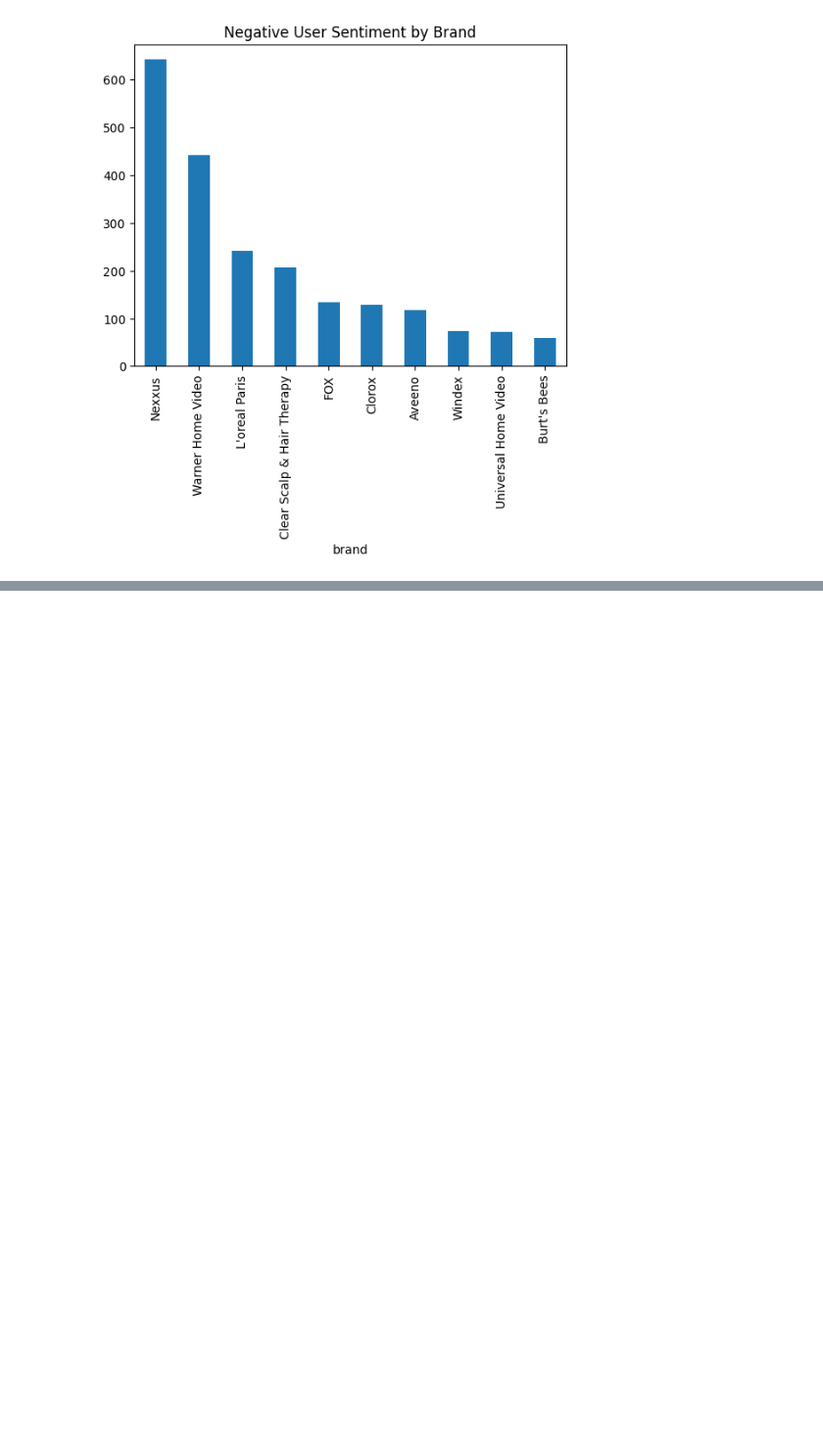
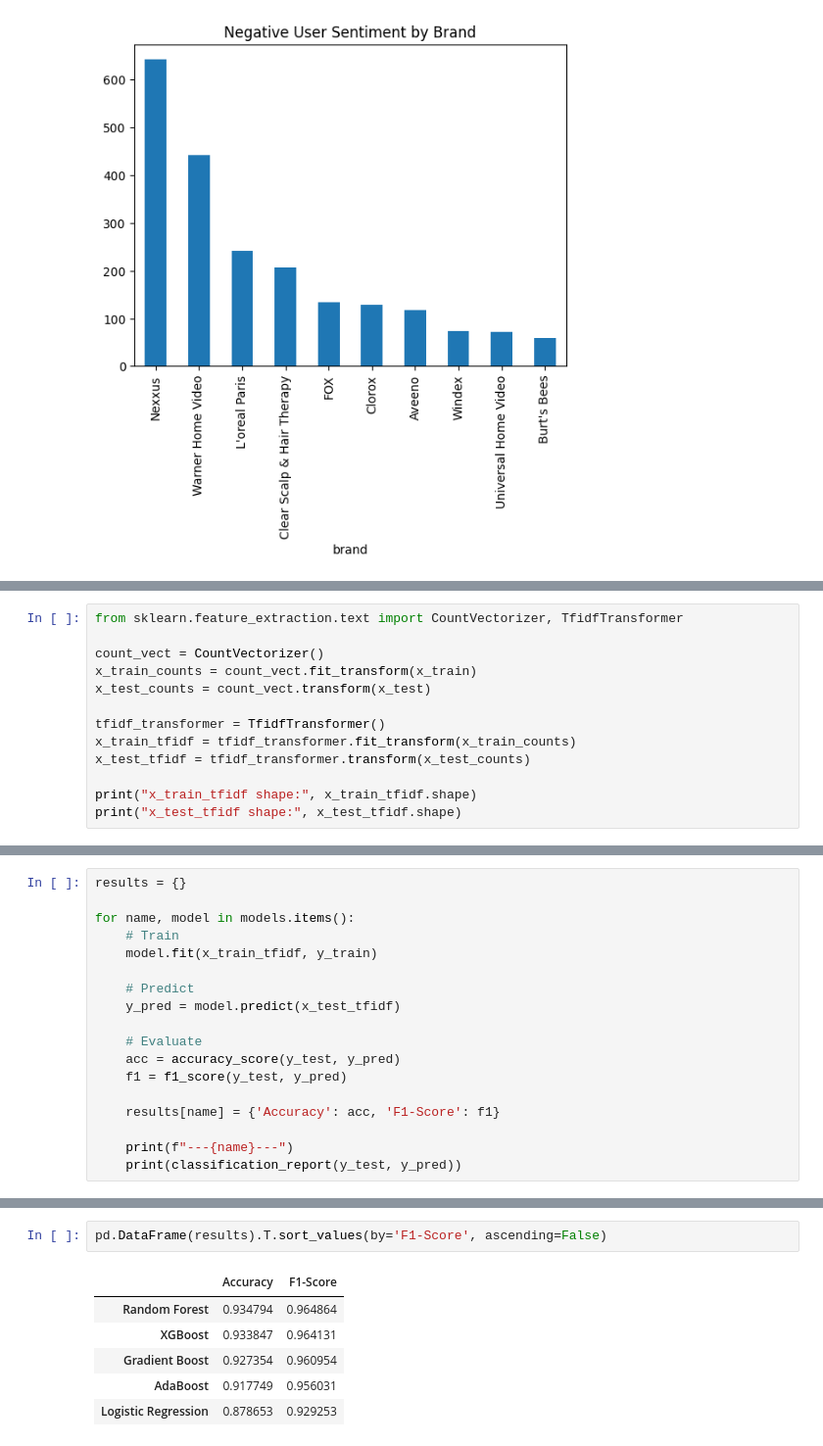
Before and after one commit to uvarajthulasiram/Capstone, a Jupyter notebook: notebooks/recommender.ipynb, the cells around one changed output, grey strips where cells are left out. Shown: that part at 98% size. Drawn from its saved outputs; the diff is of its cells as text; blank space fills up the shorter version.

```diff
--- a/notebooks/recommender.ipynb
+++ b/notebooks/recommender.ipynb
@@ -190,0 +279,13 @@ plt.show()
+# %%
+from sklearn.feature_extraction.text import CountVectorizer, TfidfTransformer
+
+count_vect = CountVectorizer()
+x_train_counts = count_vect.fit_transform(x_train)
+x_test_counts = count_vect.transform(x_test)
+
+tfidf_transformer = TfidfTransformer()
+x_train_tfidf = tfidf_transformer.fit_transform(x_train_counts)
+x_test_tfidf = tfidf_transformer.transform(x_test_counts)
+
+print("x_train_tfidf shape:", x_train_tfidf.shape)
+print("x_test_tfidf shape:", x_test_tfidf.shape)
@@ -190,0 +310,18 @@ plt.show()
+# %%
+results = {}
+
+for name, model in models.items():
+    # Train
+    model.fit(x_train_tfidf, y_train)
+
+    # Predict
+    y_pred = model.predict(x_test_tfidf)
+
+    # Evaluate
+    acc = accuracy_score(y_test, y_pred)
+    f1 = f1_score(y_test, y_pred)
+
+    results[name] = {'Accuracy': acc, 'F1-Score': f1}
+
+    print(f"---{name}---")
+    print(classification_report(y_test, y_pred))
@@ -190,0 +368,9 @@ plt.show()
+# %%
+pd.DataFrame(results).T.sort_values(by='F1-Score', ascending=False)
+# %% [output]
+|  | Accuracy | F1-Score |
+| Random Forest | 0.934794 | 0.964864 |
+| XGBoost | 0.933847 | 0.964131 |
+| Gradient Boost | 0.927354 | 0.960954 |
+| AdaBoost | 0.917749 | 0.956031 |
+| Logistic Regression | 0.878653 | 0.929253 |
```
Also changed, not shown: parts of 28 cells of this notebook, 3 other files.
